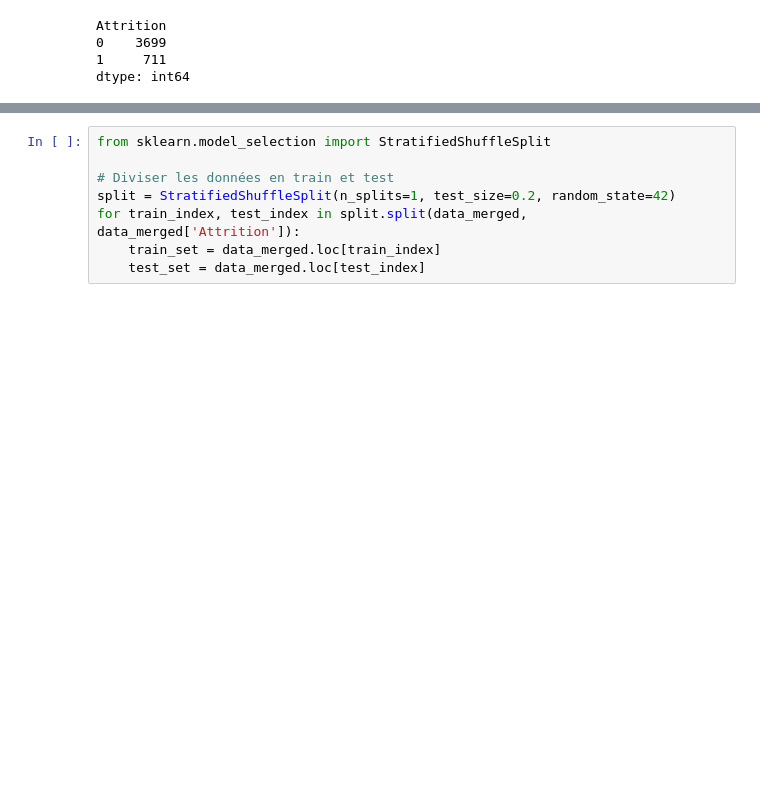
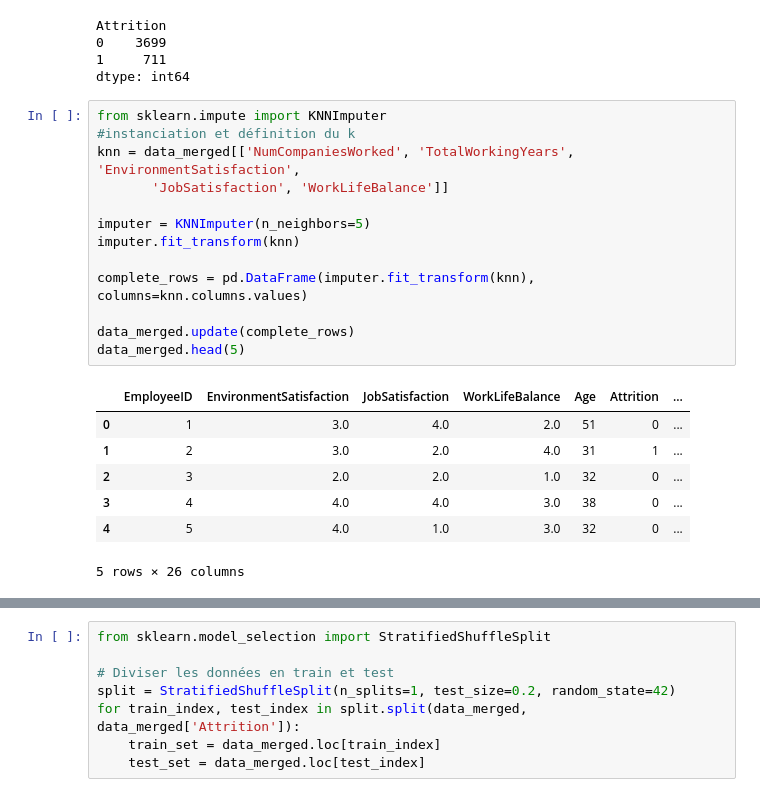
Before and after one commit to itsyanis/Machine-Learning-Project, a Jupyter notebook: Livrable_Projet IA.ipynb, the cells around one changed output, grey strips where cells are left out. Cells and saved outputs as stored; diff of their text form; blank space fills up the shorter version.

```diff
--- a/Livrable_Projet IA.ipynb
+++ b/Livrable_Projet IA.ipynb
@@ -247,3 +271,24 @@ Attrition
 0    3699
 1     711
 dtype: int64
+# %%
+from sklearn.impute import KNNImputer
+#instanciation et définition du k
+knn = data_merged[['NumCompaniesWorked', 'TotalWorkingYears', 'EnvironmentSatisfaction',
+       'JobSatisfaction', 'WorkLifeBalance']]
+
+imputer = KNNImputer(n_neighbors=5)
+imputer.fit_transform(knn)
+
+complete_rows = pd.DataFrame(imputer.fit_transform(knn), columns=knn.columns.values)
+
+data_merged.update(complete_rows)
+data_merged.head(5)
+# %% [output]
+|  | EmployeeID | EnvironmentSatisfaction | JobSatisfaction | WorkLifeBalance | Age | Attrition | ... |
+| 0 | 1 | 3.0 | 4.0 | 2.0 | 51 | 0 | ... |
+| 1 | 2 | 3.0 | 2.0 | 4.0 | 31 | 1 | ... |
+| 2 | 3 | 2.0 | 2.0 | 1.0 | 32 | 0 | ... |
+| 3 | 4 | 4.0 | 4.0 | 3.0 | 38 | 0 | ... |
+| 4 | 5 | 4.0 | 1.0 | 3.0 | 32 | 0 | ... |
+5 rows × 26 columns
```
Also changed, not shown: parts of 18 cells of this notebook.
